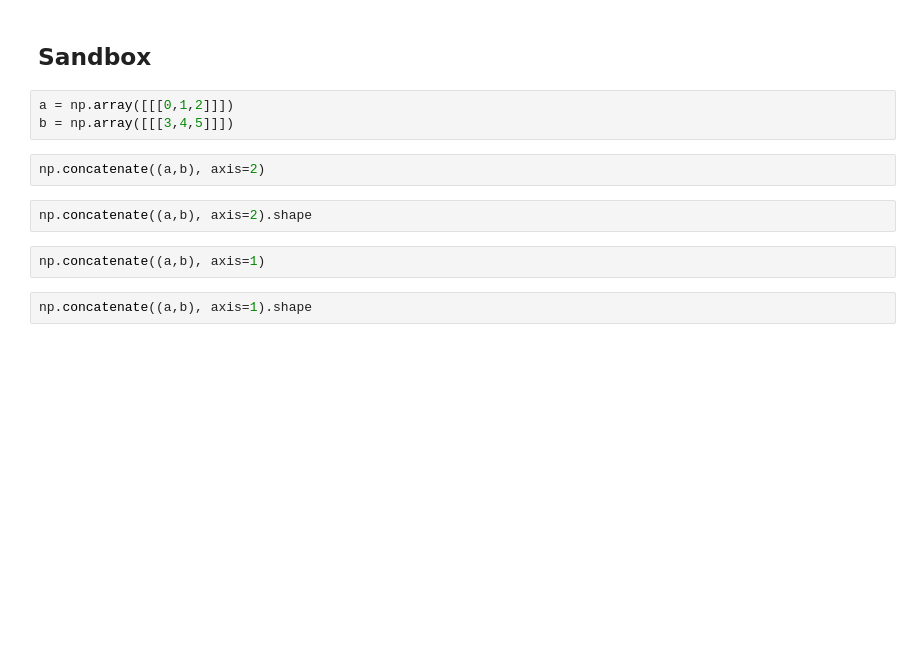
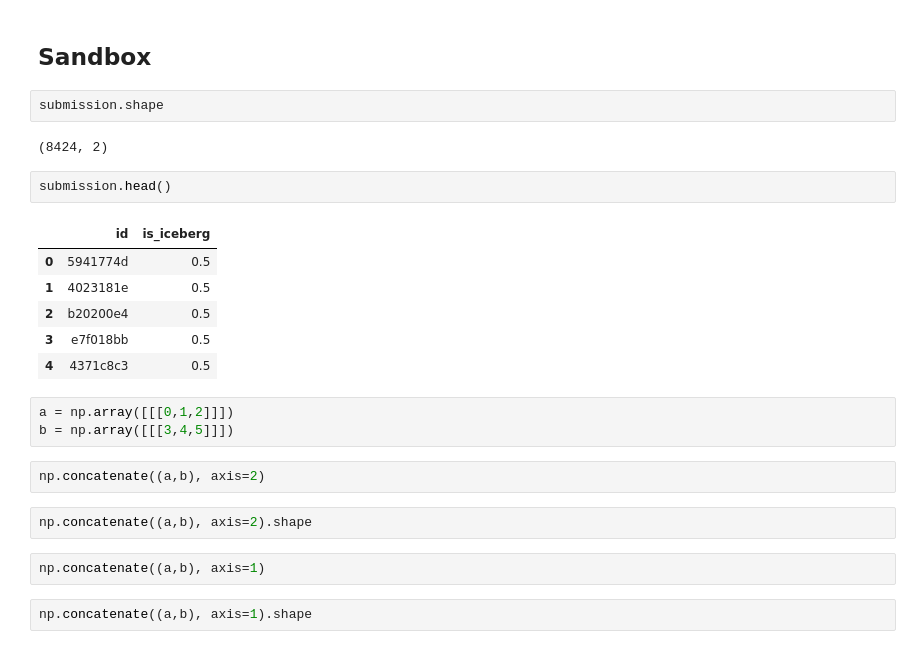
Before and after one commit to cfergusonlee/iceberg_challenge, a Jupyter notebook: exploration.ipynb, the cells around one changed output. Saved outputs shown, nothing was run; the diff lists cells and outputs as text; blank space fills up the shorter version.

```diff
--- a/exploration.ipynb
+++ b/exploration.ipynb
@@ -318,5 +501,18 @@ plt.show()
 # %% [markdown]
 ## Sandbox
+# %%
+submission.shape
+# %% [output]
+(8424, 2)
+# %%
+submission.head()
+# %% [output]
+|  | id | is_iceberg |
+| 0 | 5941774d | 0.5 |
+| 1 | 4023181e | 0.5 |
+| 2 | b20200e4 | 0.5 |
+| 3 | e7f018bb | 0.5 |
+| 4 | 4371c8c3 | 0.5 |
 # %%
 a = np.array([[[0,1,2]]])
 b = np.array([[[3,4,5]]])
```
Also changed, not shown: parts of 34 cells of this notebook, 1 other file.
